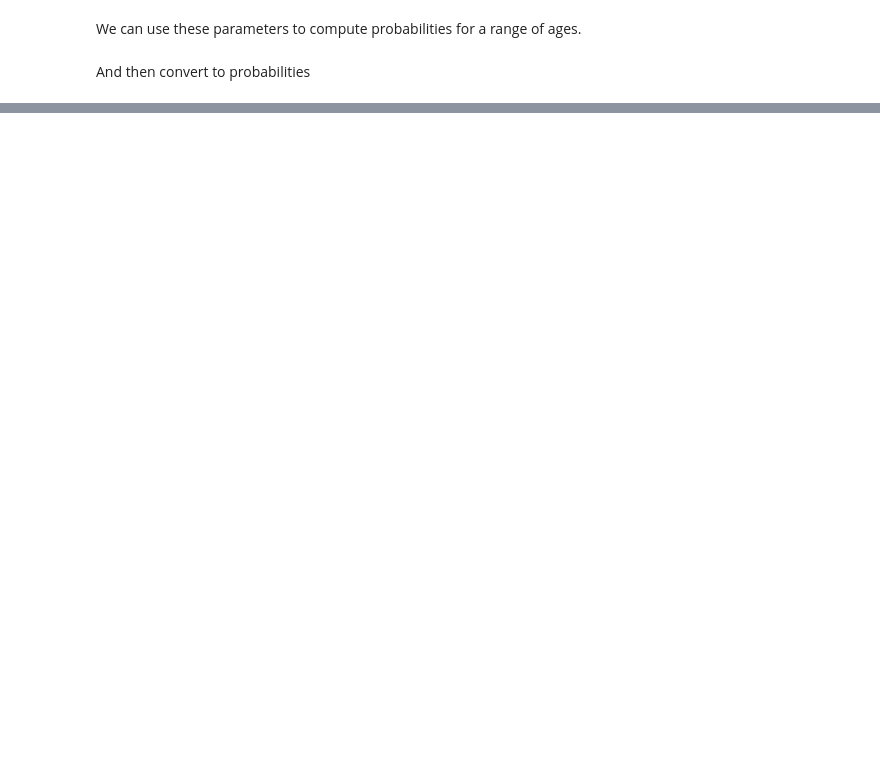
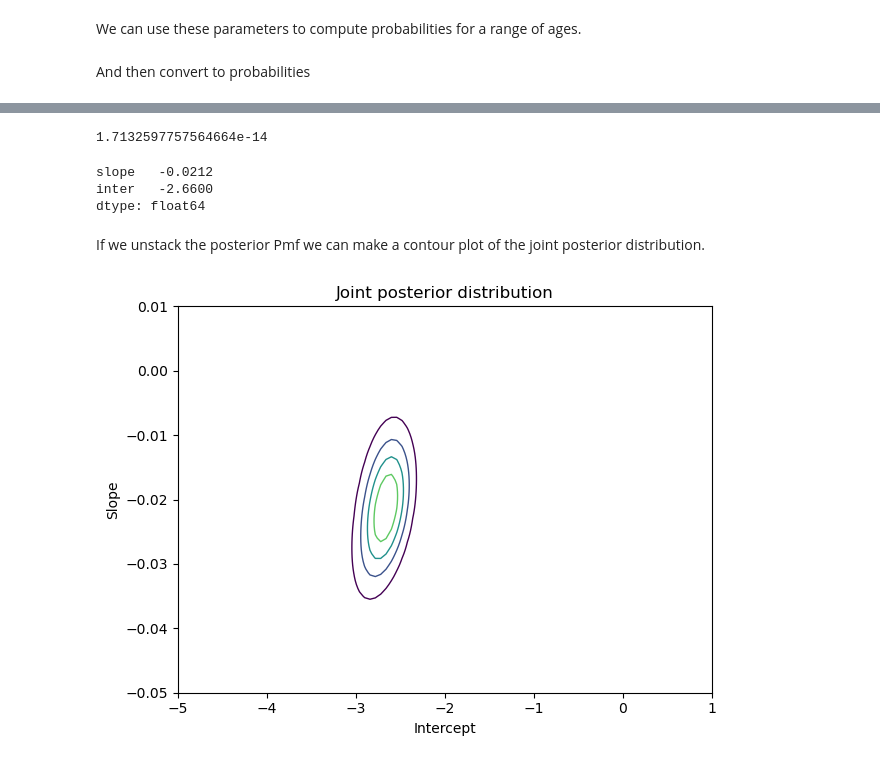
Before and after one commit to HYLODE/HyStakes, a Jupyter notebook: hystakes/vignettes/bayes-for-discharge-using-odds.ipynb, the cells around one changed output, grey strips where cells are left out. Cells and saved outputs as stored; diff of their text form; code cells hidden in the pictures; blank space fills up the shorter version.

```diff
--- a/hystakes/vignettes/bayes-for-discharge-using-odds.ipynb
+++ b/hystakes/vignettes/bayes-for-discharge-using-odds.ipynb
@@ -295,0 +421,3 @@ plt.show()
+# %%
+xs = grouped.index
+ps = expit(inter + slope * xs)
@@ -295,0 +428,5 @@ plt.show()
+# %%
+from scipy.stats import binom
+
+likes = binom.pmf(ks, ns, ps)
+likes
@@ -295,0 +444,8 @@ plt.show()
+# %%
+
+likelihood = joint_pmf.copy()
+for slope, inter in joint_pmf.index:
+    ps = expit(inter + slope * xs)
+    likes = binom.pmf(ks, ns, ps)
+    likelihood[slope, inter] = likes.prod()
+likelihood
@@ -295,0 +467,20 @@ plt.show()
+# %%
+posterior_pmf = joint_pmf * likelihood
+posterior_pmf.normalize()
+# %% [output]
+1.7132597757564664e-14
+# %%
+pd.Series(posterior_pmf.max_prob(),
+          index=['slope', 'inter'])
+# %% [output]
+slope   -0.0212
+inter   -2.6600
+dtype: float64
+# %% [markdown]
+If we unstack the posterior Pmf we can make a contour plot of the joint posterior distribution.
+# %%
+joint_posterior = posterior_pmf.unstack()
+plot_contour(joint_posterior)
+decorate(title='Joint posterior distribution')
+# %% [output]
+[figure, added]
```
Also changed, not shown: parts of 41 cells of this notebook.
